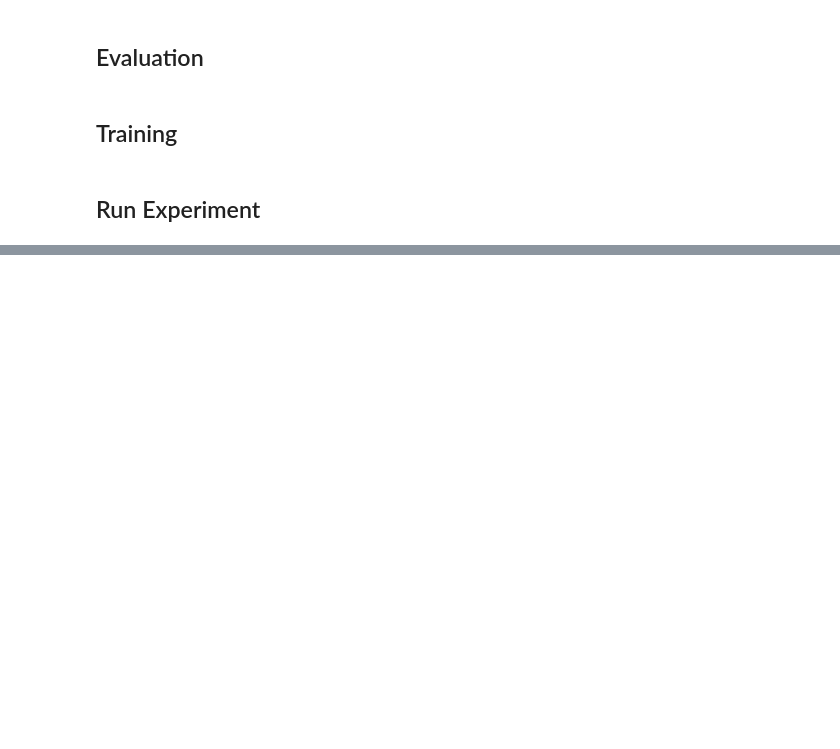
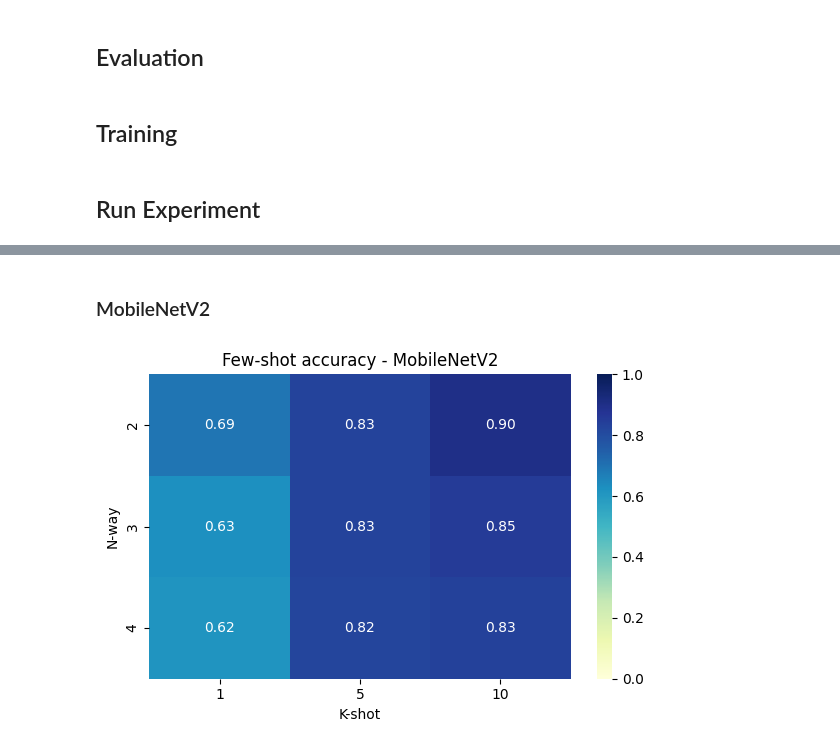
Before and after one commit to malgosiam2/DeepLearningProject1, a Jupyter notebook: notebooks/few_shot_learning.ipynb, the cells around one changed output, grey strips where cells are left out. Saved outputs shown, nothing was run; the diff lists cells and outputs as text; code cells hidden in the pictures; blank space fills up the shorter version.

```diff
--- a/notebooks/few_shot_learning.ipynb
+++ b/notebooks/few_shot_learning.ipynb
@@ -894,0 +569,8 @@ print(summary)
+# %% [markdown]
+### MobileNetV2
+# %%
+mobilenet_results_df = pd.read_csv(os.path.join(RESULT_DIR, "mobilenet_results.csv"))
+# %%
+plot_heatmap(mobilenet_results_df, "MobileNetV2", "mobilenet_heatmap.png")
+# %% [output]
+[figure, added]
```
Also changed, not shown: parts of 55 cells of this notebook, 3 other files.
